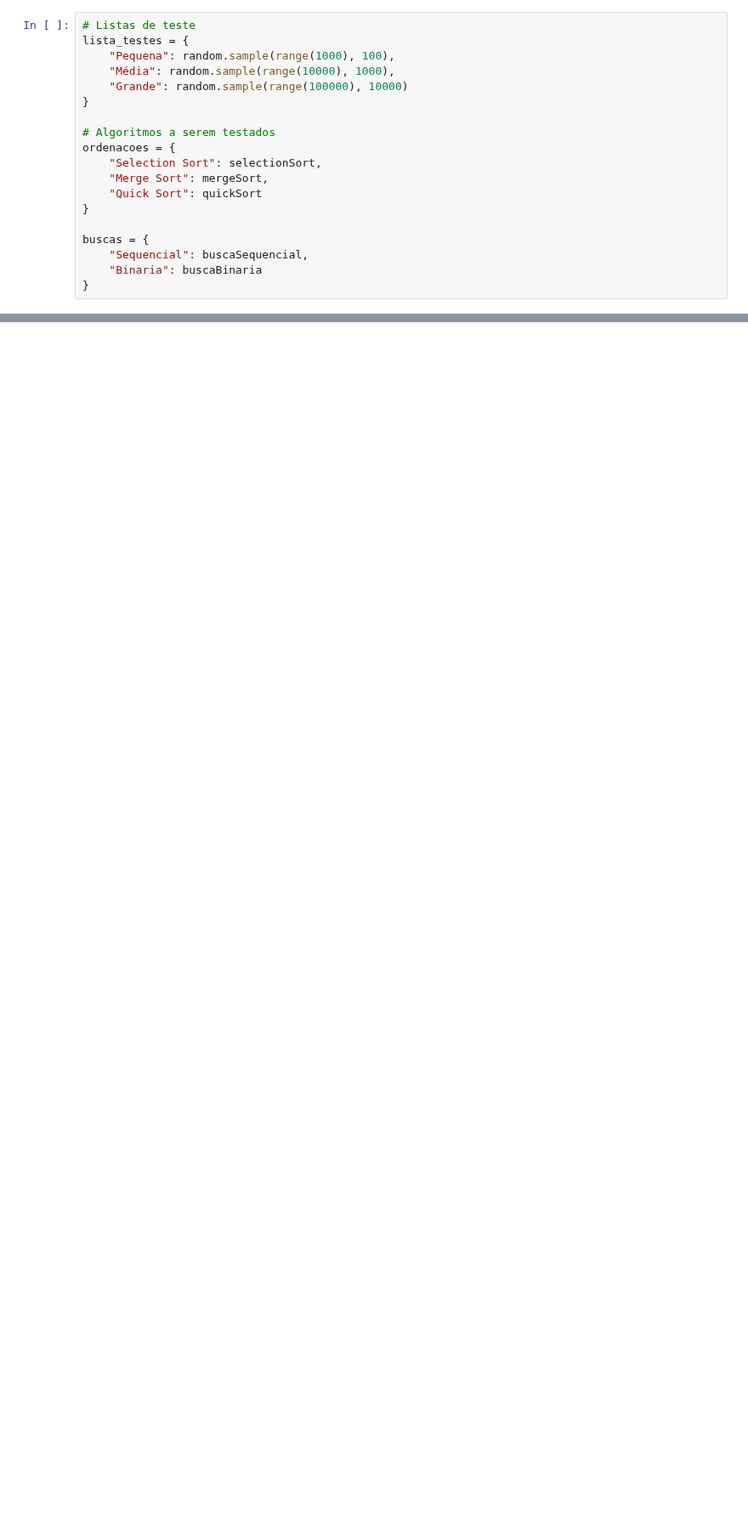
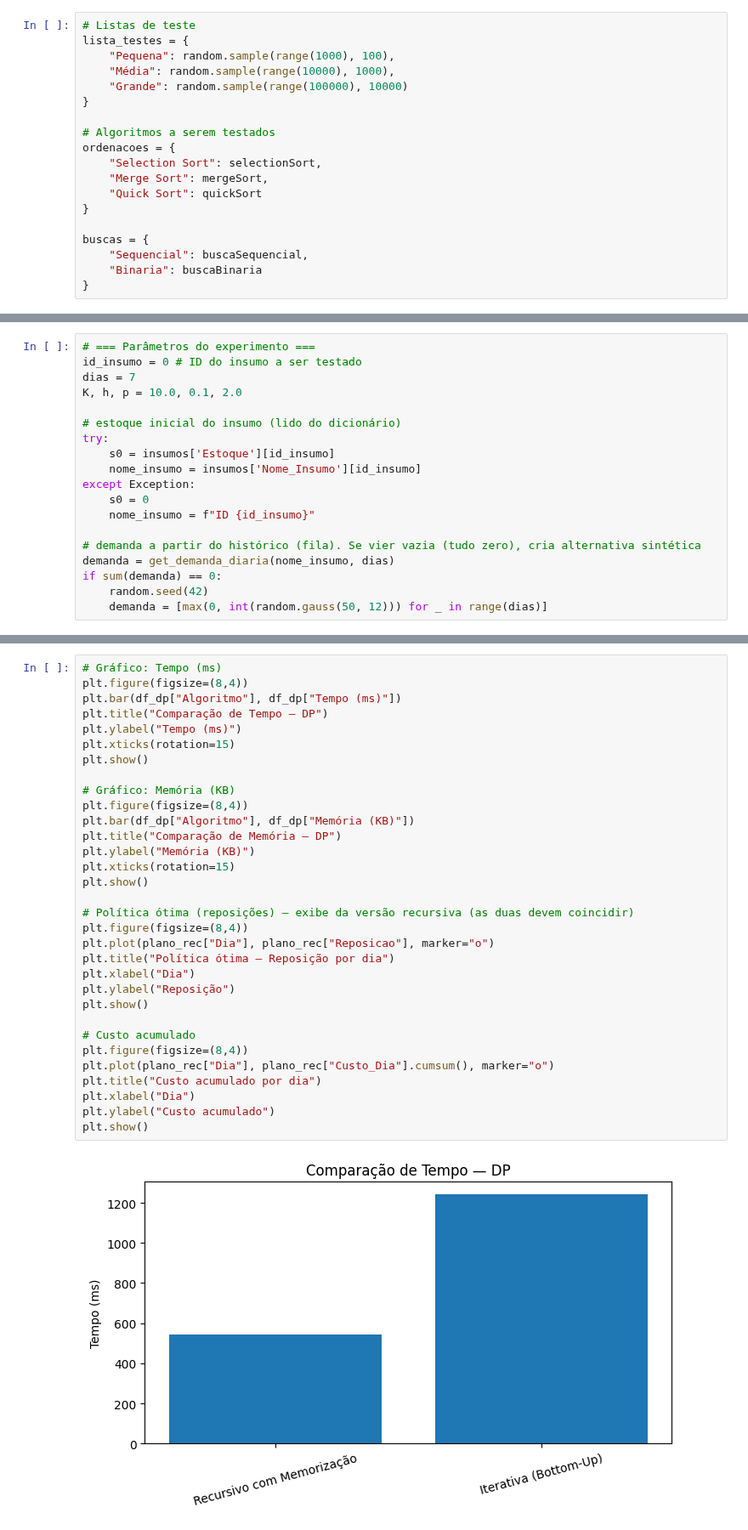
Before and after one commit to yRaffa/SPRINT3_DynamicProgramming, a Jupyter notebook: relatorio.ipynb, the cells around one changed output, grey strips where cells are left out. Shown at 85% size. Cells and saved outputs as stored; diff of their text form; blank space fills up the shorter version.

```diff
--- a/relatorio.ipynb
+++ b/relatorio.ipynb
@@ -172,0 +187,19 @@ plt.show()
+# %%
+# === Parâmetros do experimento ===
+id_insumo = 0 # ID do insumo a ser testado
+dias = 7
+K, h, p = 10.0, 0.1, 2.0
+
+# estoque inicial do insumo (lido do dicionário)
+try:
+    s0 = insumos['Estoque'][id_insumo]
+    nome_insumo = insumos['Nome_Insumo'][id_insumo]
+except Exception:
+    s0 = 0
+    nome_insumo = f"ID {id_insumo}"
+
+# demanda a partir do histórico (fila). Se vier vazia (tudo zero), cria alternativa sintética
+demanda = get_demanda_diaria(nome_insumo, dias)
+if sum(demanda) == 0:
+    random.seed(42)
+    demanda = [max(0, int(random.gauss(50, 12))) for _ in range(dias)]
@@ -172,0 +245,34 @@ plt.show()
+# %%
+# Gráfico: Tempo (ms)
+plt.figure(figsize=(8,4))
+plt.bar(df_dp["Algoritmo"], df_dp["Tempo (ms)"])
+plt.title("Comparação de Tempo — DP")
+plt.ylabel("Tempo (ms)")
+plt.xticks(rotation=15)
+plt.show()
+
+# Gráfico: Memória (KB)
+plt.figure(figsize=(8,4))
+plt.bar(df_dp["Algoritmo"], df_dp["Memória (KB)"])
+plt.title("Comparação de Memória — DP")
+plt.ylabel("Memória (KB)")
+plt.xticks(rotation=15)
+plt.show()
+
+# Política ótima (reposições) — exibe da versão recursiva (as duas devem coincidir)
+plt.figure(figsize=(8,4))
+plt.plot(plano_rec["Dia"], plano_rec["Reposicao"], marker="o")
+plt.title("Política ótima — Reposição por dia")
+plt.xlabel("Dia")
+plt.ylabel("Reposição")
+plt.show()
+
+# Custo acumulado
+plt.figure(figsize=(8,4))
+plt.plot(plano_rec["Dia"], plano_rec["Custo_Dia"].cumsum(), marker="o")
+plt.title("Custo acumulado por dia")
+plt.xlabel("Dia")
+plt.ylabel("Custo acumulado")
+plt.show()
+# %% [output]
+[figure, added]
```
Also changed, not shown: parts of 15 cells of this notebook, 6 other files.
